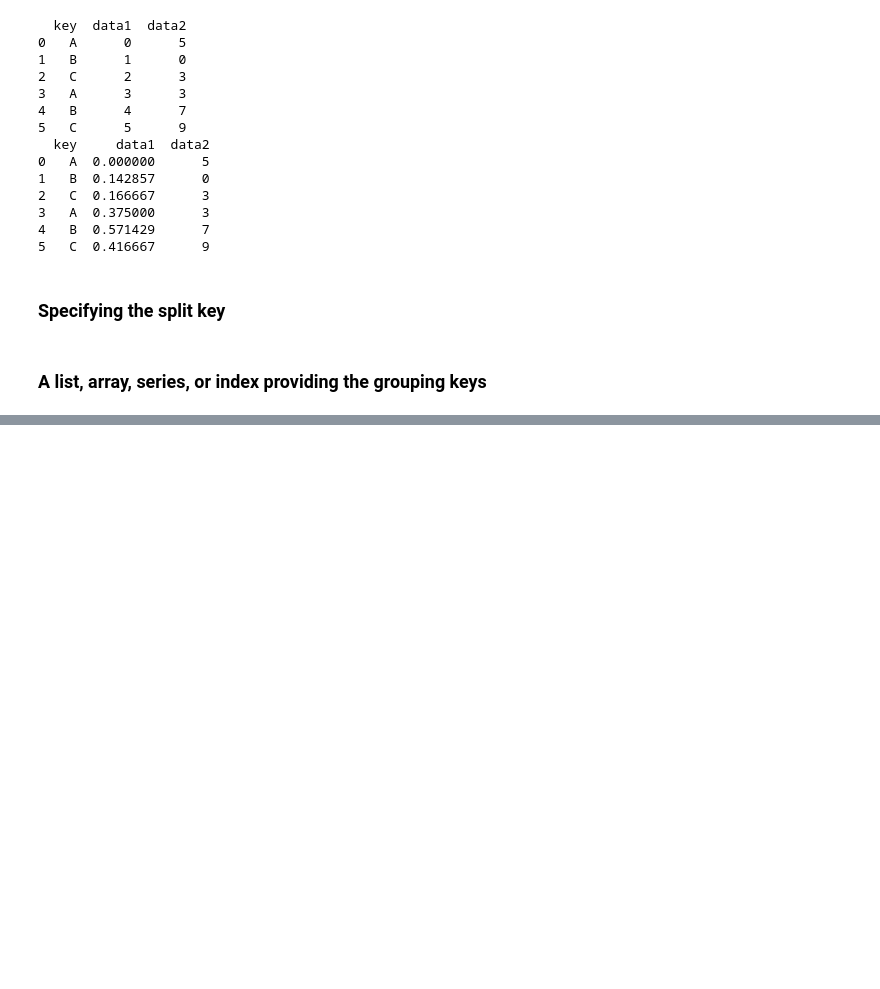
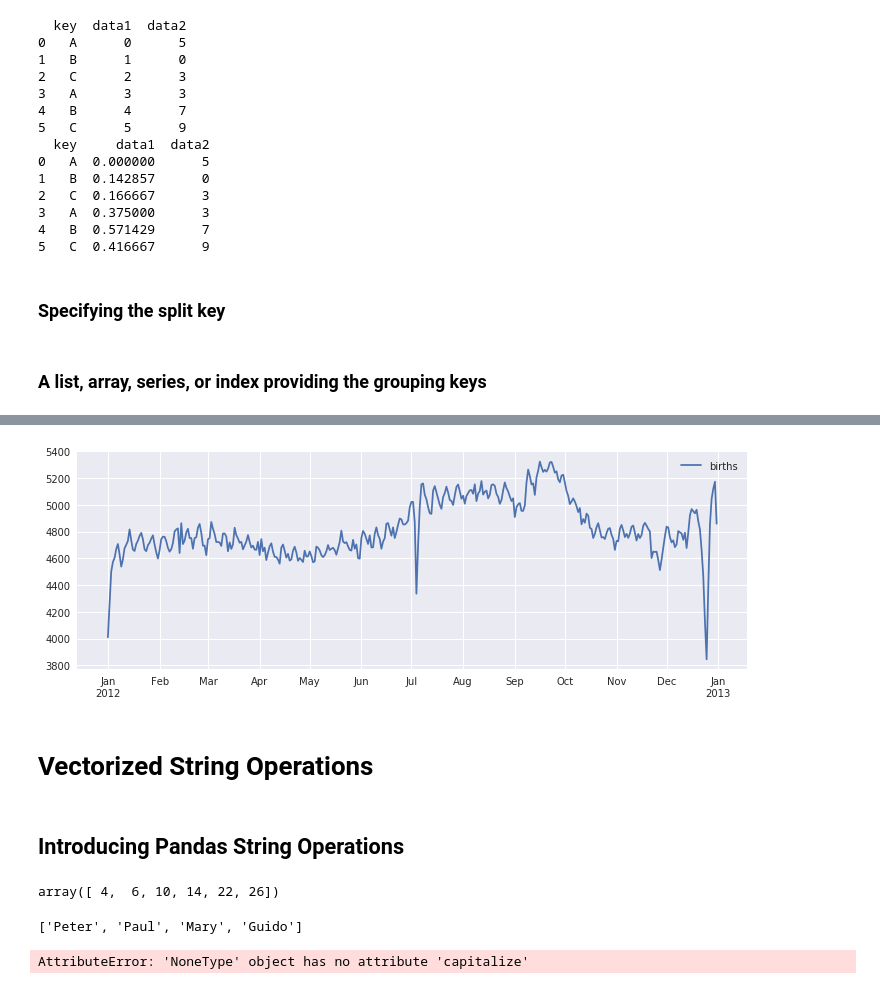
Before and after one commit to tanthanadon/-JupyterWorkflow, a Jupyter notebook: ch_03.ipynb, the cells around one changed output, grey strips where cells are left out. Drawn from its saved outputs; the diff is of its cells as text; code cells hidden in the pictures; blank space fills up the shorter version.

```diff
--- a/ch_03.ipynb
+++ b/ch_03.ipynb
@@ -2492,0 +2764,4 @@ print(df); print(df.groupby('key').apply(norm_by_data2))
+# %%
+births_by_date = births.pivot_table('births',
+                                    [births.index.month, births.index.day])
+births_by_date.head()
@@ -2492,0 +2775,4 @@ print(df); print(df.groupby('key').apply(norm_by_data2))
+# %%
+births_by_date.index = [pd.datetime(2012, month, day)
+                       for (month, day) in births_by_date.index]
+births_by_date.head()
@@ -2492,0 +2786,27 @@ print(df); print(df.groupby('key').apply(norm_by_data2))
+# %%
+# Plot the results
+fig, ax = plt.subplots(figsize=(12, 4))
+births_by_date.plot(ax=ax);
+# A timer series reflecting the average number of births by date of the year.
+# %% [output]
+[figure, added]
+# %% [markdown]
+# Vectorized String Operations
+# %% [markdown]
+## Introducing Pandas String Operations
+# %%
+import numpy as np
+x = np.array([2, 3, 5, 7, 11, 13])
+x * 2
+# %% [output]
+array([ 4,  6, 10, 14, 22, 26])
+# %%
+data = ['peter', 'Paul', 'MARY', 'gUIDO']
+[s.capitalize() for s in data]
+# %% [output]
+['Peter', 'Paul', 'Mary', 'Guido']
+# %%
+data = ['peter', 'Paul', None, 'MARY', 'gUIDO']
+[s.capitalize() for s in data]
+# %% [output]
+AttributeError: 'NoneType' object has no attribute 'capitalize'
```
Also changed, not shown: parts of 49 cells of this notebook, 1 other file.
